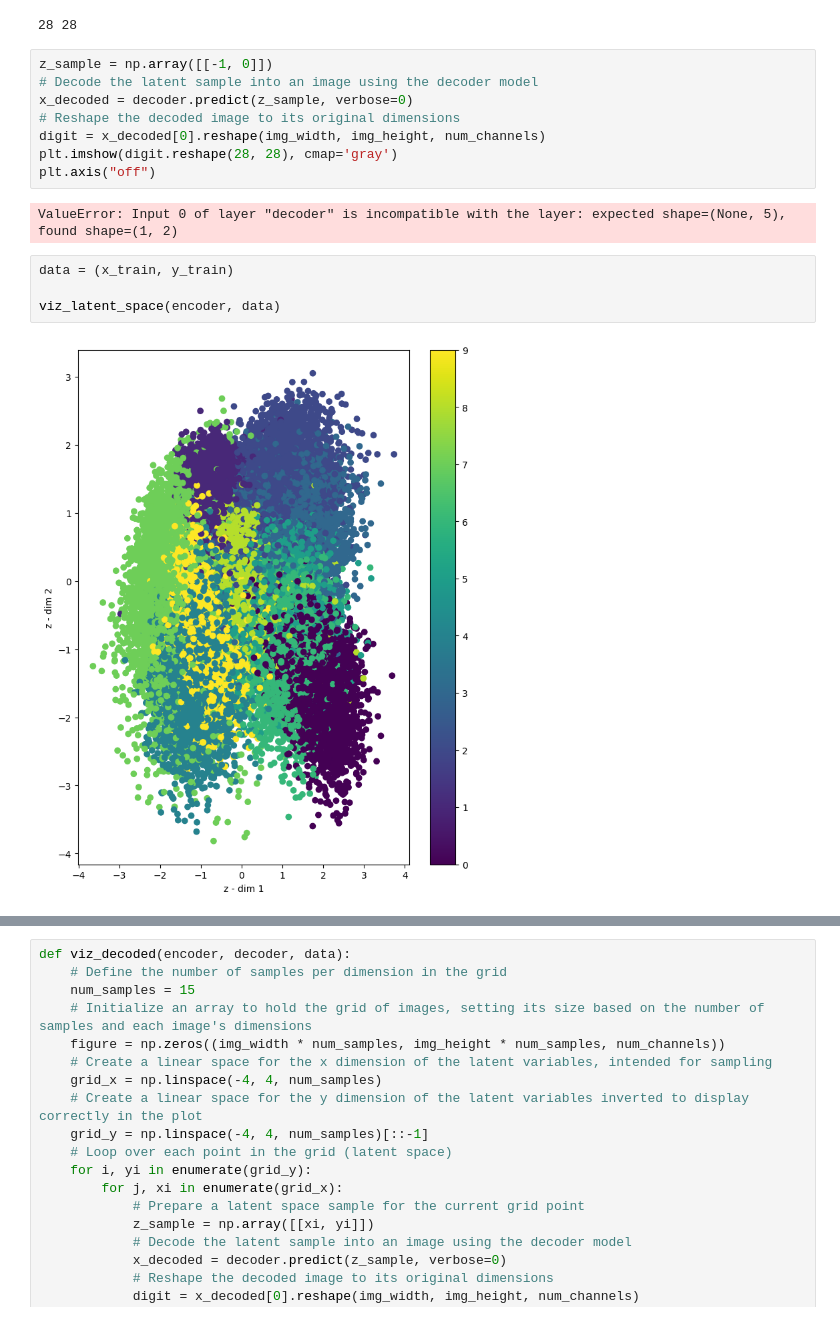
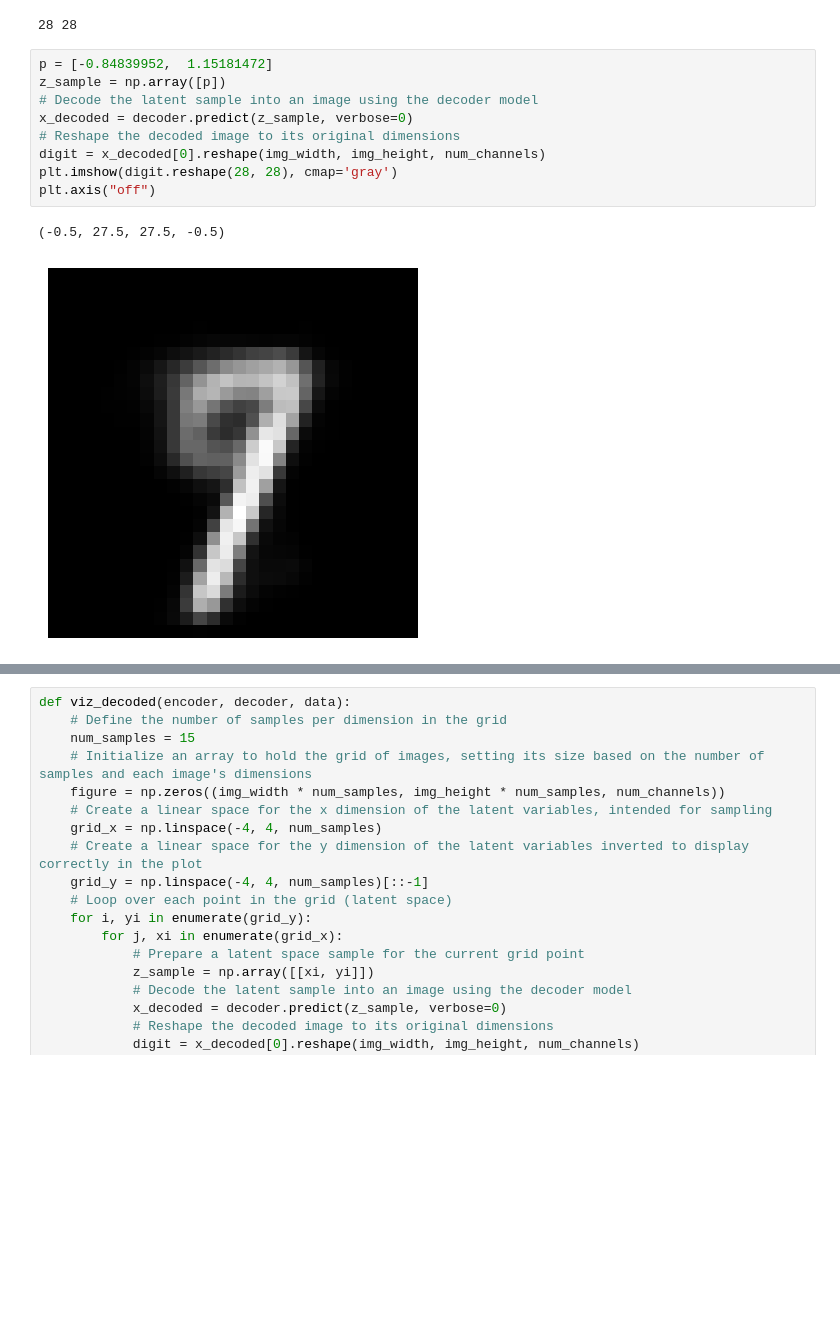
Before and after one commit to polyhedron-gdl/ml-for-finance-advanced, a Jupyter notebook: 2025/1-notebooks/lesson-3-2.ipynb, the cells around one changed output, grey strips where cells are left out. Cells and saved outputs as stored; diff of their text form; blank space fills up the shorter version.

```diff
--- a/2025/1-notebooks/lesson-3-2.ipynb
+++ b/2025/1-notebooks/lesson-3-2.ipynb
@@ -617,21 +642,17 @@ print(img_width, img_height)
 # %% [output]
 28 28
 # %%
-z_sample = np.array([[-1, 0]])
+p = [-0.84839952,  1.15181472]
+z_sample = np.array([p])
 # Decode the latent sample into an image using the decoder model
 x_decoded = decoder.predict(z_sample, verbose=0)
 # Reshape the decoded image to its original dimensions
 digit = x_decoded[0].reshape(img_width, img_height, num_channels)
 plt.imshow(digit.reshape(28, 28), cmap='gray')
 plt.axis("off")
 # %% [output]
-ValueError: Input 0 of layer "decoder" is incompatible with the layer: expected shape=(None, 5), found shape=(1, 2)
+(-0.5, 27.5, 27.5, -0.5)
+[figure, added]
-# %%
-data = (x_train, y_train)
-
-viz_latent_space(encoder, data)
-# %% [output]
-[figure, old version]
 # %%
 data = (x_test, y_test)
 
```
Also changed, not shown: parts of 26 cells of this notebook.
